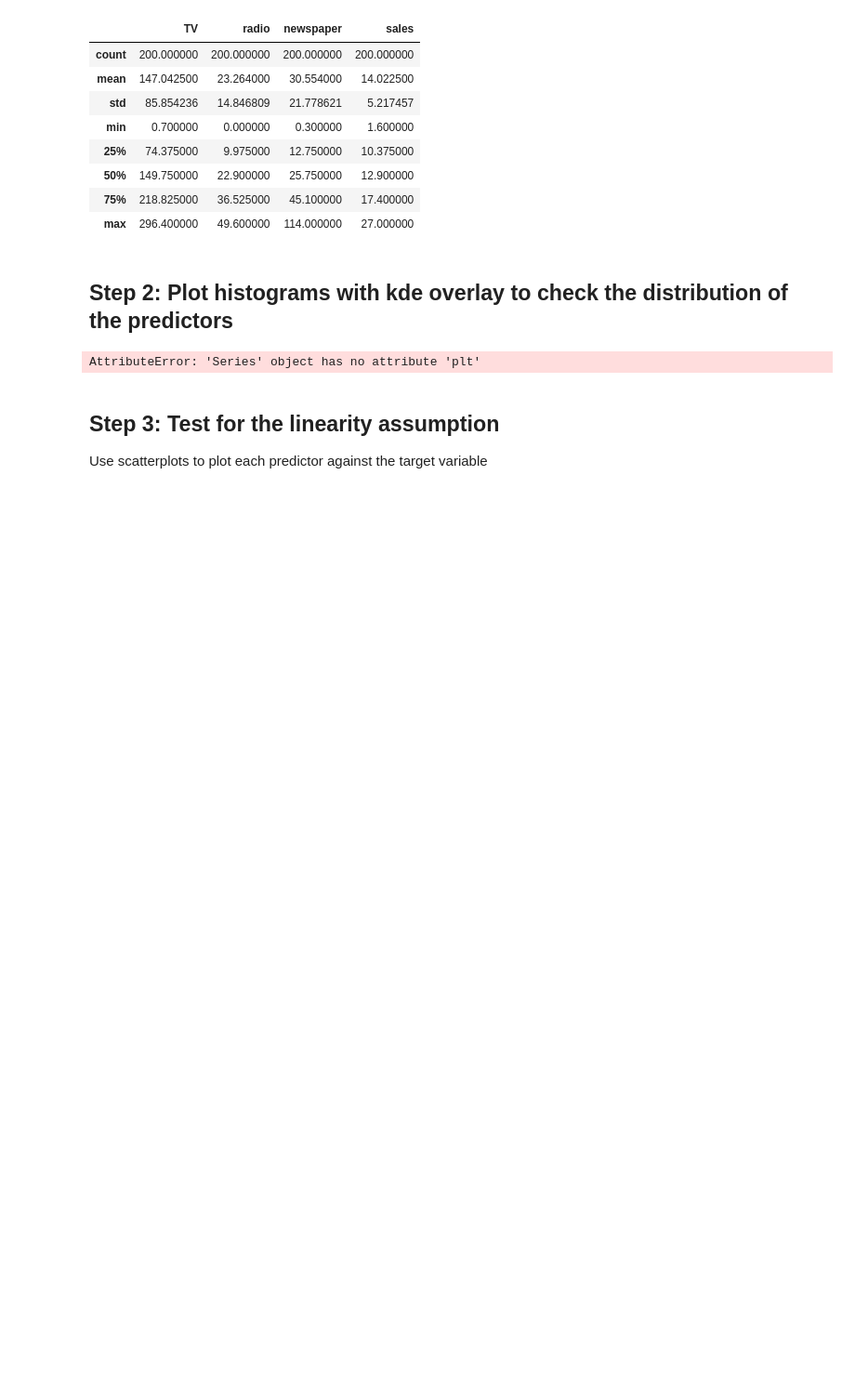
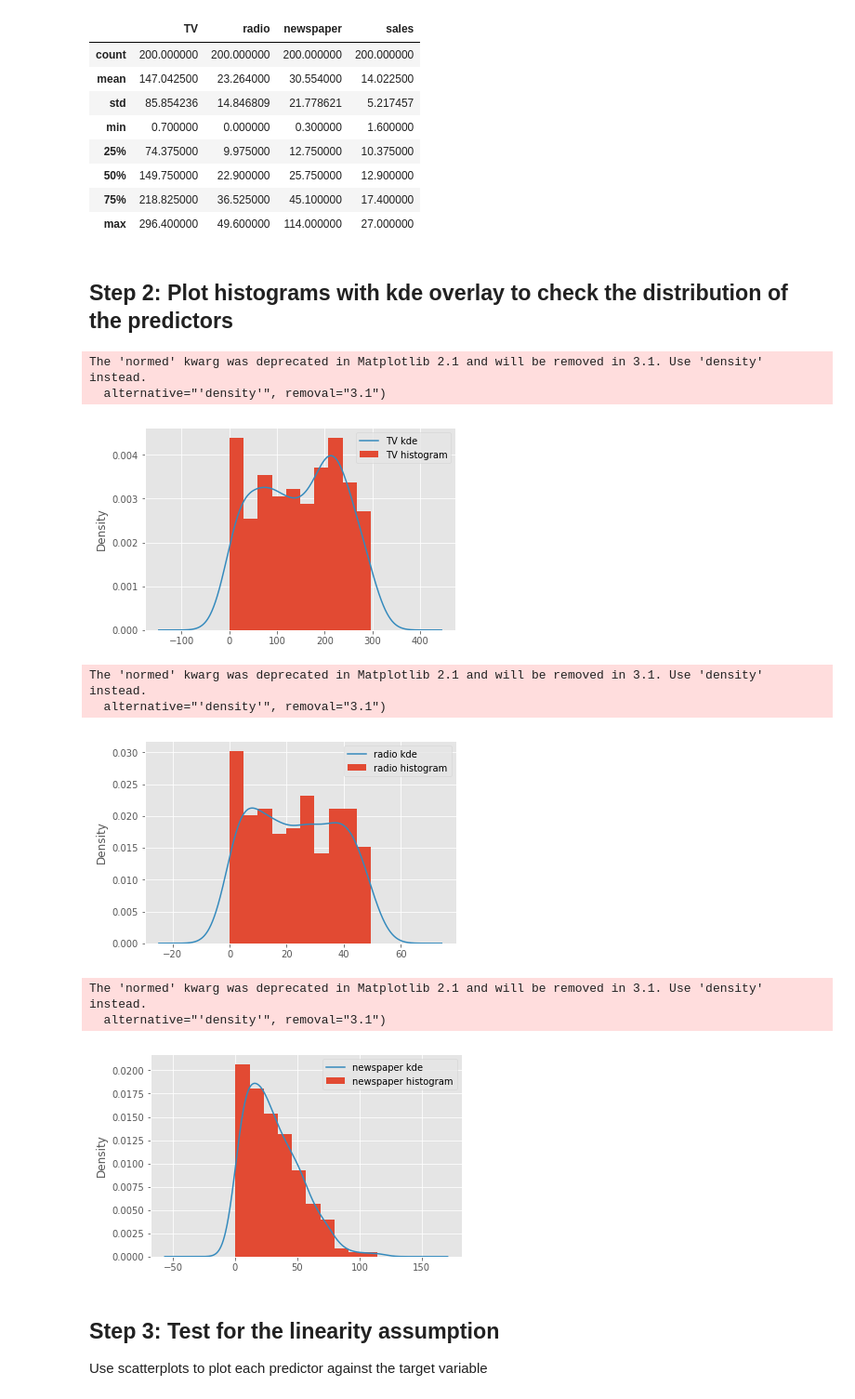
Before and after one commit to 99KHayes-Flatiron/dsc-ols-statsmodels-lab-dc-ds-060319, a Jupyter notebook: index.ipynb, the cells around one changed output. Shown: that part at 93% size. Drawn from its saved outputs; the diff is of its cells as text; code cells hidden in the pictures; blank space fills up the shorter version.

```diff
--- a/index.ipynb
+++ b/index.ipynb
@@ -55,12 +55,20 @@ data.describe()
 # %%
 # For all the variables, check distribution by creating a histogram with kde
 for column in data:
-    data[column].plt.hist(normed=True, label = column+' histogram')
-    data[column].plt.kde(label =column+' kde')
+    data[column].plot.hist(normed=True, label = column+' histogram')
+    data[column].plot.kde(label =column+' kde')
     plt.legend()
     plt.show()
 # %% [output]
-AttributeError: 'Series' object has no attribute 'plt'
+The 'normed' kwarg was deprecated in Matplotlib 2.1 and will be removed in 3.1. Use 'density' instead.
+  alternative="'density'", removal="3.1")
+[figure, added]
+The 'normed' kwarg was deprecated in Matplotlib 2.1 and will be removed in 3.1. Use 'density' instead.
+  alternative="'density'", removal="3.1")
+[figure, added]
+The 'normed' kwarg was deprecated in Matplotlib 2.1 and will be removed in 3.1. Use 'density' instead.
+  alternative="'density'", removal="3.1")
+[figure, added]
 # %%
 # Record your observations here
 # %% [markdown]
```
